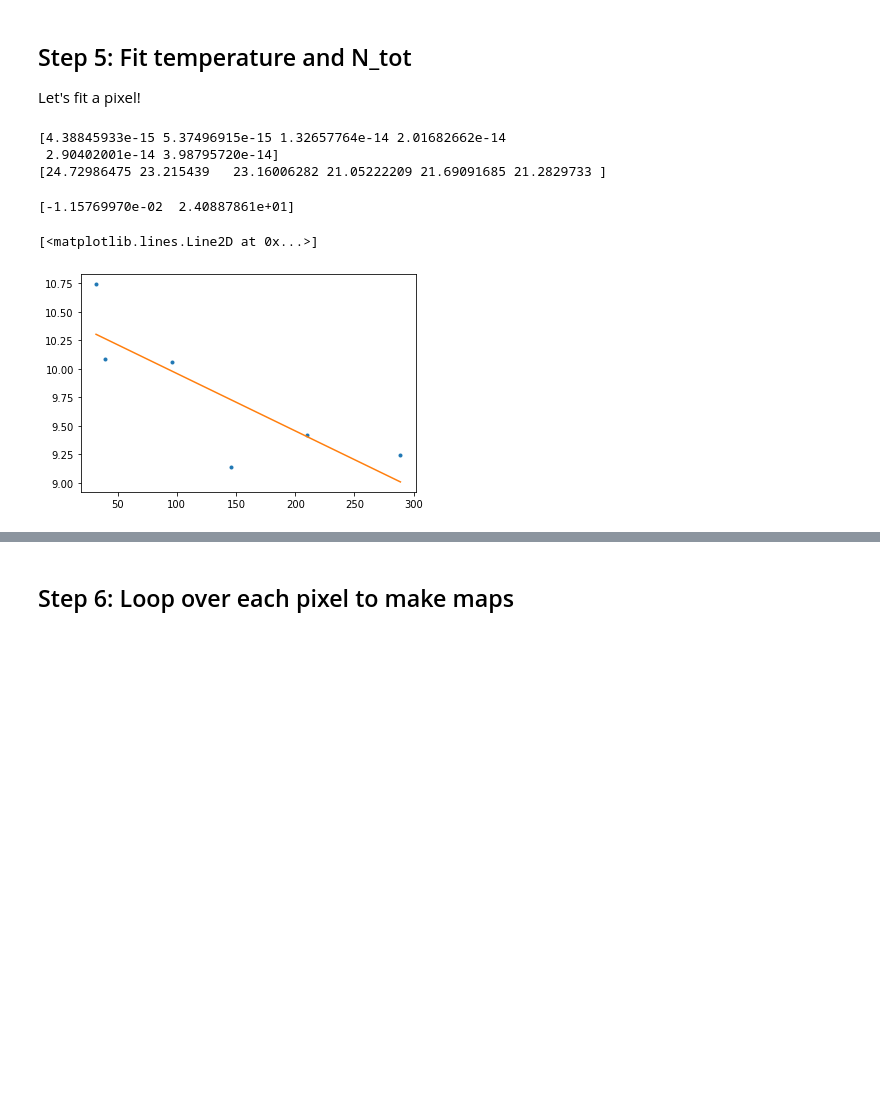
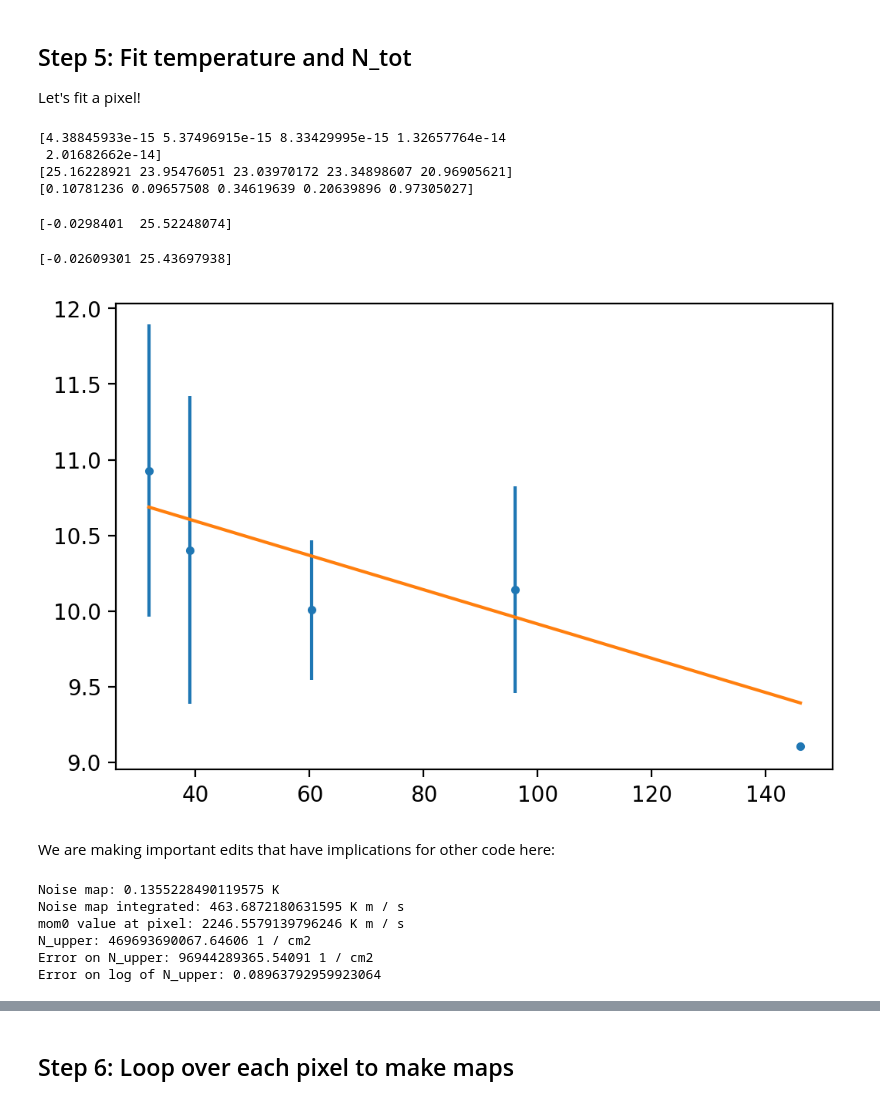
Before and after one commit to abulatek/brick, a Jupyter notebook: first_results/temperature_map/TemperatureMap_v1.ipynb, the cells around one changed output, grey strips where cells are left out. Drawn from its saved outputs; the diff is of its cells as text; code cells hidden in the pictures; blank space fills up the shorter version.

```diff
--- a/first_results/temperature_map/TemperatureMap_v1.ipynb
+++ b/first_results/temperature_map/TemperatureMap_v1.ipynb
@@ -69,7 +71,8 @@ from astropy.io import fits
 def generate_noise_map():
     '''Generate noise map from filename (hard-coded)'''
     hdu = fits.open('methyl_cyanide/template_noise.fits')
-    noise_map = hdu[0].data
+    noise_map = hdu[0].data*u.K # Generally, should NOT enforce units like this, but smarter solution
+                                # is not implemented yet
     imshow(noise_map, origin='lower')
     return noise_map
 # %%
@@ -108,7 +115,9 @@ def generate_N_upper(ch3cn_freqs, ch3cn_A, ch3cn_g):
         mom0 = masked_cube.moment0()
         mom1 = masked_cube.moment1()
         # Propagate error on integrated intensity
-        noise_map_int = noise_map*u.K*(channel_width)
+        number_of_pixels = masked_cube.mask.include().sum(axis=0)
+        noise_map_int = noise_map*channel_width*np.sqrt(number_of_pixels) # Noise map WAS in Jy/beam... now K
+            # Why were we not multiplying by the channel width???
 
         # Calculate what the shifted line frequency for the rung should be (per pixel) with mom1
         #shifted_line_freqs = (ch3cn_freqs[i]-((mom1/(constants.c.to(u.km/u.s)))*ch3cn_freqs[i])).to(u.GHz) # Maybe okay?
@@ -118,7 +127,7 @@ def generate_N_upper(ch3cn_freqs, ch3cn_A, ch3cn_g):
         log_N_upper_g = np.log10(N_upper.value/ch3cn_g[i]) # Shouldn't have to do .value?
         # Propagate error on upper state column density
         N_upper_err = nupper_of_kkms(noise_map_int, ch3cn_freqs[i], ch3cn_A[i])
-        log_N_upper_g_err = N_upper_err/(N_upper*np.log(10.)) # There's no g here b/c it's a constant?
+        log_N_upper_g_err = N_upper_err/(N_upper*np.log(10.)) # There's no g here b/c it's a constant (divides out)
 
         # Append upper state column density maps and error maps into lists
         log_N_upper_gs.append(log_N_upper_g)
@@ -194,17 +203,21 @@ ln_N_upper_g_errs[ln_N_upper_gs_mask_sum_rep <= 3] = 1e10 # errors big = try to
 Let's fit a pixel!
 # %%
 # Don't fit missing data (SHOULD INCORP UPPER LIMITS)
-col_density_NaN_mask = np.isfinite(ln_N_upper_gs[:,200,298]) # ignores NaNs
-col_density_zero_mask = ln_N_upper_gs[:,200,298] != 0
+pix_x, pix_y = 319, 220
+col_density_NaN_mask = np.isfinite(ln_N_upper_gs[:,pix_y,pix_x]) # ignores NaNs
+col_density_zero_mask = ln_N_upper_gs[:,pix_y,pix_x] != 0
 fit_energies = (ch3cn_E_U[::-1])[col_density_zero_mask]
-fit_col_densities = ln_N_upper_gs[:,200,298][col_density_zero_mask]
+fit_col_densities = ln_N_upper_gs[:,pix_y,pix_x][col_density_zero_mask]
+fit_col_densities_errs = ln_N_upper_g_errs[:,pix_y,pix_x][col_density_zero_mask]
 
 print(fit_energies)
 print(fit_col_densities)
+print(fit_col_densities_errs)
 # %% [output]
-[4.38845933e-15 5.37496915e-15 1.32657764e-14 2.01682662e-14
- 2.90402001e-14 3.98795720e-14]
-[24.72986475 23.215439   23.16006282 21.05222209 21.69091685 21.2829733 ]
+[4.38845933e-15 5.37496915e-15 8.33429995e-15 1.32657764e-14
+ 2.01682662e-14]
+[25.16228921 23.95476051 23.03970172 23.34898607 20.96905621]
+[0.10781236 0.09657508 0.34619639 0.20639896 0.97305027]
 # %%
 # do the simple linear fit
 from scipy.optimize import curve_fit
@@ -216,15 +229,26 @@ def linear(x, m, b):
 fit_energies_converted = (fit_energies*u.erg/constants.k_B).decompose()
 
 # guess = np.array([1e-15, 100])
+# Fit without errorbars:
 popt, pcov = curve_fit(linear, fit_energies_converted, fit_col_densities) #,  guess
 print(popt)
 slope, intercept = popt[0], popt[1]
 # %% [output]
-[-1.15769970e-02  2.40887861e+01]
+[-0.0298401  25.52248074]
+# %%
+# Fit with errorbars:
+popt, pcov = curve_fit(linear, fit_energies_converted, fit_col_densities,
+                       sigma = fit_col_densities_errs) #,  guess
+print(popt)
+slope, intercept = popt[0], popt[1]
+# %% [output]
+[-0.02609301 25.43697938]
 # %%
 # x_axis = (fit_energies*u.erg/constants.k_B).decompose() # NOW X AXIS IS IN KELVIN
-plt.plot(fit_energies_converted, np.log10(np.exp(fit_col_densities)), '.')
+fig = plt.figure(dpi = 200) # I shouldn't have to do this every time
+plt.errorbar(fit_energies_converted, np.log10(np.exp(fit_col_densities)),
+             yerr = np.log10(fit_col_densities_errs), fmt = '.') # should these both be log10'ed?
 plt.plot(fit_energies_converted, np.log10(np.exp(slope*fit_energies_converted.value+intercept)))
+plt.show()
 # %% [output]
-[<matplotlib.lines.Line2D at 0x...>]
-[figure, old version]
+[figure, new version]
@@ -230,0 +258,2 @@ plt.plot(fit_energies_converted, np.log10(np.exp(slope*fit_energies_converted.va
+# %% [markdown]
+We are making important edits that have implications for other code here:
@@ -231 +262,28 @@ plt.plot(fit_energies_converted, np.log10(np.exp(slope*fit_energies_converted.va
+# %%
+masked_cube = SpectralCube.read(f'methyl_cyanide/ch3cn_3_masked.fits', format='fits')
+channel_width = np.diff(masked_cube.spectral_axis)[0]
+
+print("Noise map:",noise_map[pix_y,pix_x])
+
+number_of_pixels = masked_cube.mask.include().sum(axis=0)[pix_y,pix_x]
+
+noise_map_int = noise_map[pix_y,pix_x]*channel_width*np.sqrt(number_of_pixels)
+print("Noise map integrated:",noise_map_int)
+
+mom0 = masked_cube.moment0()
+print("mom0 value at pixel:",mom0[pix_y,pix_x])
+
+N_upper = nupper_of_kkms(mom0[pix_y,pix_x], ch3cn_freqs[3], ch3cn_A[3])
+print("N_upper:",N_upper)
+N_upper_err = nupper_of_kkms(noise_map_int, ch3cn_freqs[3], ch3cn_A[3])
+print("Error on N_upper:",N_upper_err)
+log_N_upper_g_err = N_upper_err/(N_upper*np.log(10.))
+print("Error on log of N_upper:",log_N_upper_g_err)
+# %% [output]
+Noise map: 0.1355228490119575 K
+Noise map integrated: 463.6872180631595 K m / s
+mom0 value at pixel: 2246.5579139796246 K m / s
+N_upper: 469693690067.64606 1 / cm2
+Error on N_upper: 96944289365.54091 1 / cm2
+Error on log of N_upper: 0.08963792959923064
 # %%
```
Also changed, not shown: parts of 37 cells of this notebook, 31 other files.
